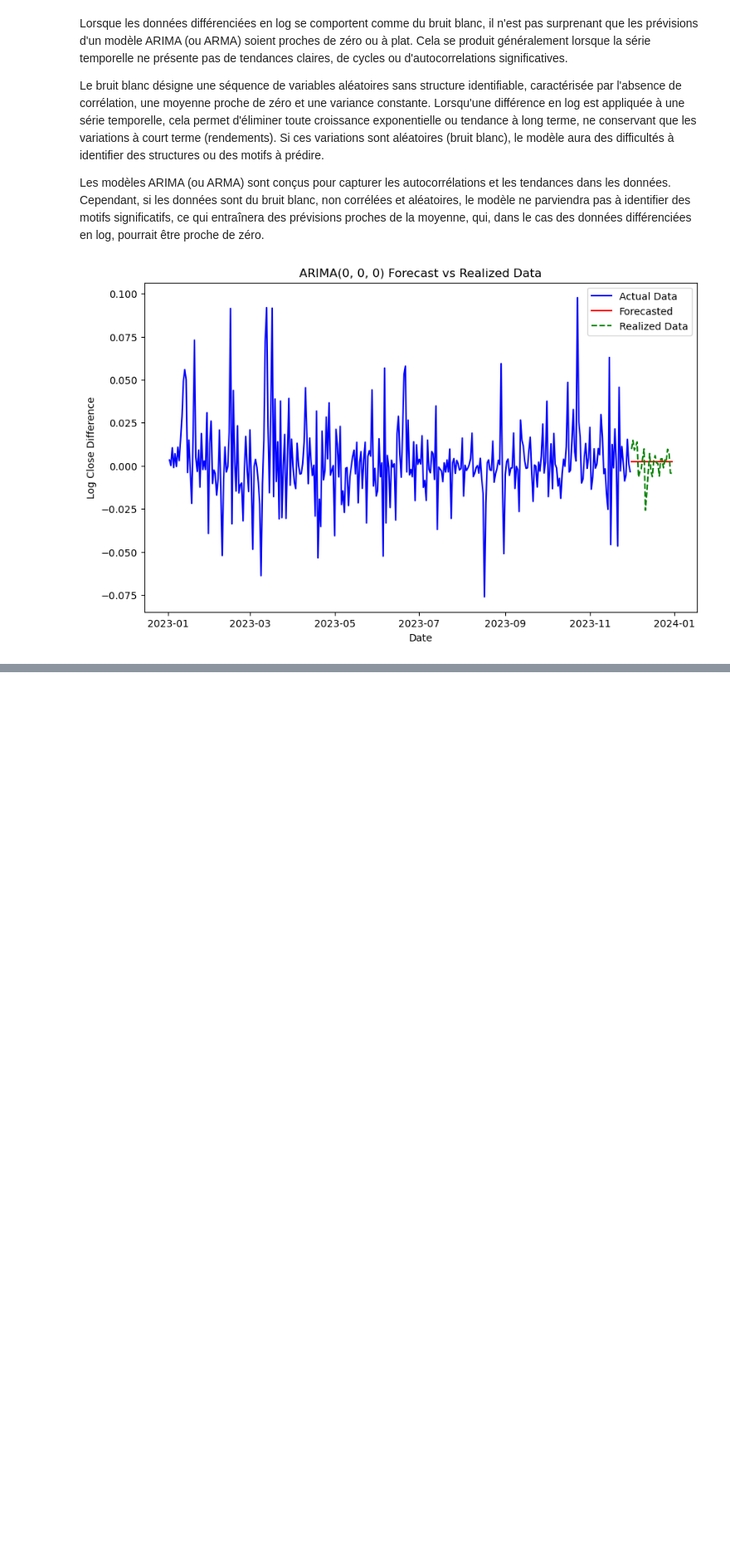
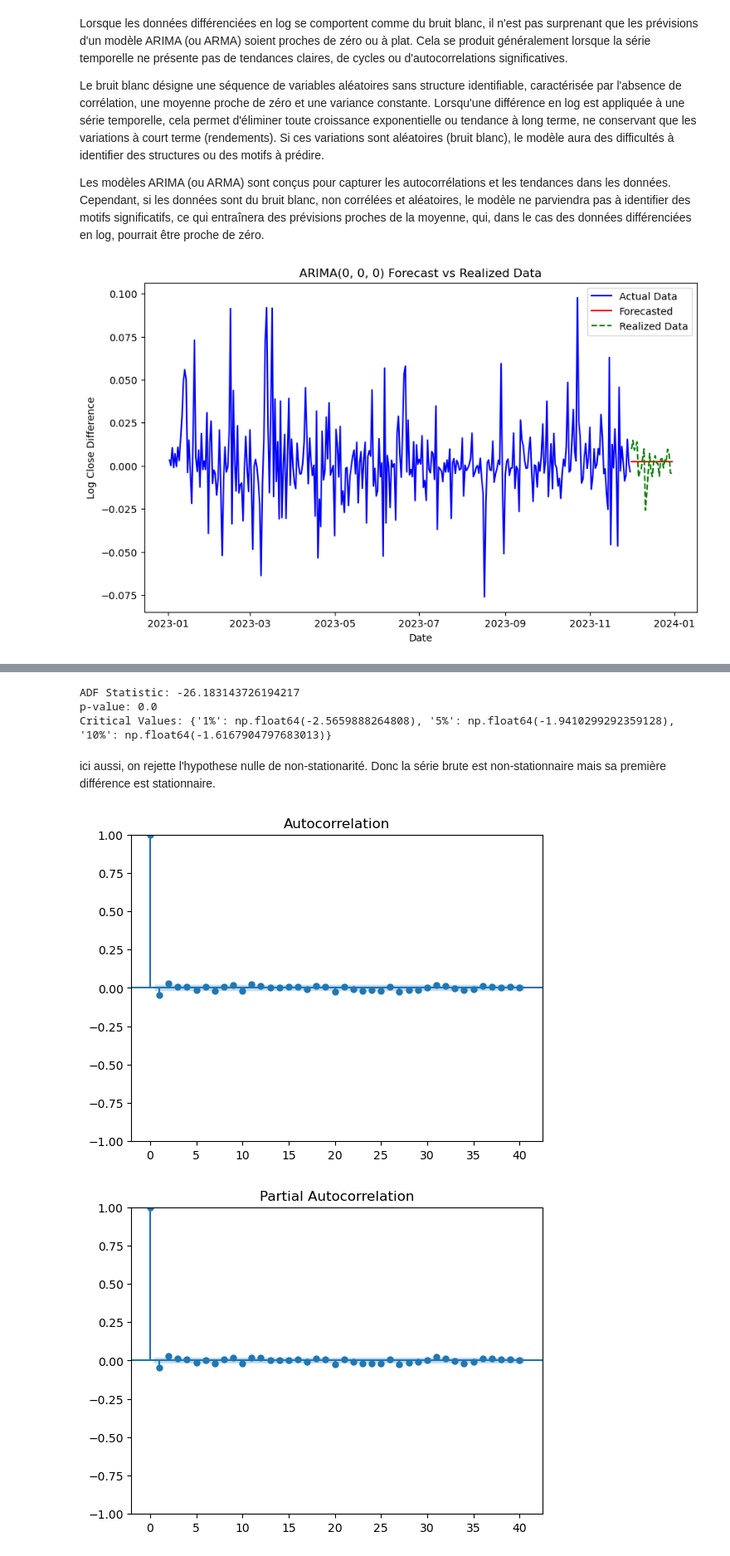
Before and after one commit to willyafalin/cryptocurrency_prediction, a Jupyter notebook: arma-hourly.ipynb, the cells around one changed output, grey strips where cells are left out. Shown at 83% size. Drawn from its saved outputs; the diff is of its cells as text; code cells hidden in the pictures; blank space fills up the shorter version.

```diff
--- a/arma-hourly.ipynb
+++ b/arma-hourly.ipynb
@@ -472,0 +545,11 @@ plt.show()
+# %%
+data_cleaned = data
+
+data_cleaned['timestamp'] = pd.to_datetime(data_cleaned['timestamp'], errors='coerce')
+
+# Drop rows where 'timestamp' couldn't be converted
+data_cleaned = data_cleaned.dropna(subset=['timestamp'])
+
+
+data_cleaned['timestamp'] = (data_cleaned['timestamp'] - data_cleaned['timestamp'].min()).dt.days
+data_cleaned = data_cleaned.dropna(subset=['close_diff', 'timestamp'])
@@ -472,0 +590,18 @@ plt.show()
+# %%
+# Test ADF
+
+from statsmodels.tsa.stattools import adfuller
+
+# Appliquer le test ADF sur la série log_close_diff
+result = adfuller(data_cleaned['close_diff'], regression='n') # 'n', c'est l'hypothese sans constante ni trend
+
+# Afficher les résultats du test ADF
+print(f"ADF Statistic: {result[0]}")
+print(f"p-value: {result[1]}")
+print(f"Critical Values: {result[4]}")
+# %% [output]
+ADF Statistic: -26.183143726194217
+p-value: 0.0
+Critical Values: {'1%': np.float64(-2.5659888264808), '5%': np.float64(-1.9410299292359128), '10%': np.float64(-1.6167904797683013)}
+# %% [markdown]
+ici aussi, on rejette l'hypothese nulle de non-stationarité. Donc la série brute est non-stationnaire mais sa première différence est stationnaire.
@@ -472,0 +610,9 @@ plt.show()
+# %%
+from statsmodels.graphics.tsaplots import plot_acf, plot_pacf
+
+plot_acf(data_cleaned['close_diff'])
+plot_pacf(data_cleaned['close_diff'])
+plt.show()
+# %% [output]
+[figure, added]
+[figure, added]
```
Also changed, not shown: parts of 21 cells of this notebook.
